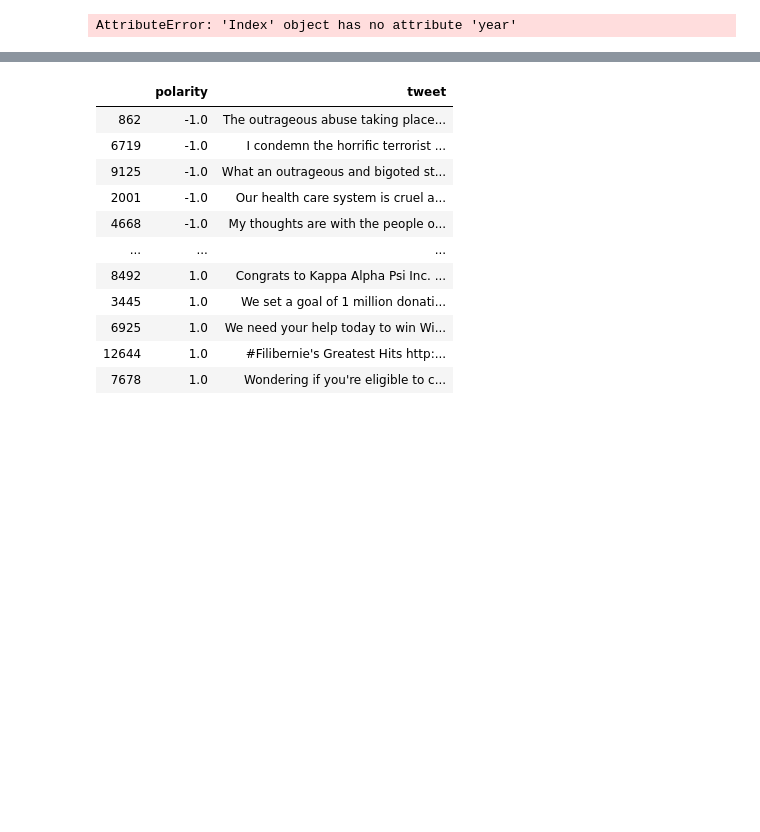
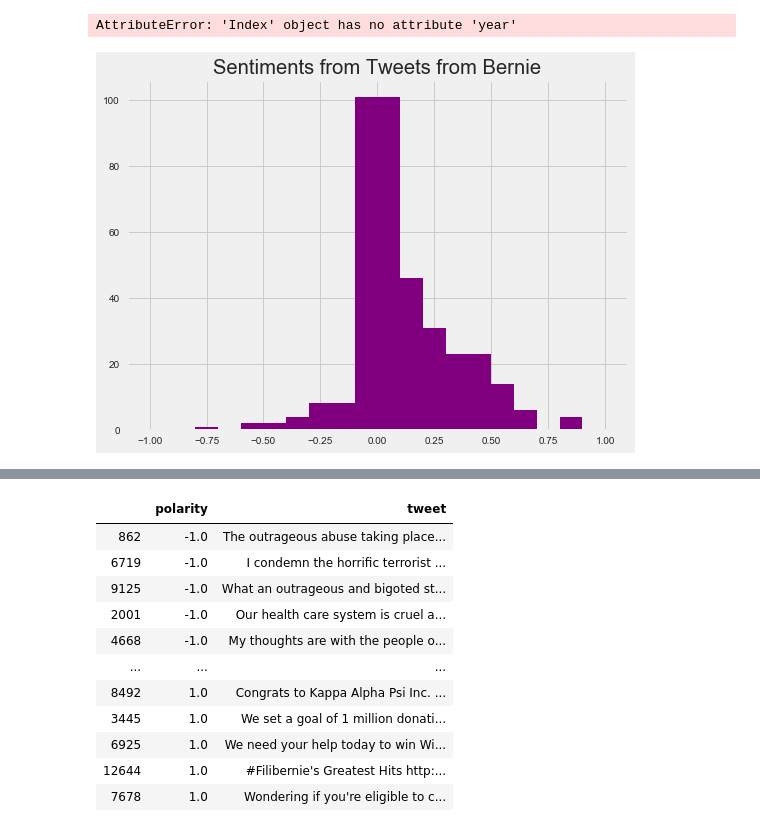
Before and after one commit to nomadtomas/sentweetment_analysizer, a Jupyter notebook: dnc_race.ipynb, the cells around one changed output, grey strips where cells are left out. Saved outputs shown, nothing was run; the diff lists cells and outputs as text; code cells hidden in the pictures; blank space fills up the shorter version.

```diff
--- a/dnc_race.ipynb
+++ b/dnc_race.ipynb
@@ -46,3 +63,22 @@ df['month'] = df.index.month
 df['wk_name'] = df.index.weekday_name
 # %% [output]
 AttributeError: 'Index' object has no attribute 'year'
+# %%
+def sentiment_analyser(df):
+    n_df = df[~df['text'].isnull()]
+
+    sentiment_objects = [TextBlob(tweet) for tweet in n_df['text']]
+    # Create list of polarity valuesx and tweet text
+    sentiment_values = [[tweet.sentiment.polarity, str(tweet)] for tweet in sentiment_objects]
+    # Create dataframe containing the polarity value and tweet text
+    sentiment_df = pd.DataFrame(sentiment_values, columns=["polarity", "tweet"])
+
+    sent_df = n_df.merge(sentiment_df, left_on='text', right_on='tweet')
+
+    output_df = sent_df.set_index('date')
+    output_df.index = pd.to_datetime(output_df.index)
+    output_df['year'] = output_df.index.year
+    output_df['month'] = output_df.index.month
+    output_df['wk_name'] = output_df.index.weekday_name
+
+    return output_df
@@ -49,25 +97,19 @@ AttributeError: 'Index' object has no attribute 'year'
+# %%
+bernie_sentiment = sentiment_analyser(bernie_df)
+# %%
+pol = bernie_sentiment[(bernie_sentiment['year']==2020)&(bernie_sentiment['month']==2)]['polarity']
 # %%
-def sentiment_analyser(df, year, month, day):
-    n_df = df[~df['text'].isnull()]
-    n_df = n_df.set_index('date')
-    n_df.index = pd.to_datetime(df.index)
-    n_df['year'] = df.index.year
-    n_df['month'] = df.index.month
-    df['wk_name'] = df.index.weekday_name
-
-    sentiment_objects = [TextBlob(tweet) for tweet in n_df['text']]
-    # Create list of polarity valuesx and tweet text
-    sentiment_values = [[tweet.sentiment.polarity, str(tweet)] for tweet in sentiment_objects]
-    # Create dataframe containing the polarity value and tweet text
-    sentiment_df = pd.DataFrame(sentiment_values, columns=["polarity", "tweet"])
+def polarity_bydate(df, yr, mm, dd):
 
     fig, ax = plt.subplots(figsize=(8, 6))
 
     # Plot histogram of the polarity values
-    sentiment_df.hist(bins=[-1, -0.90, -.80, -.70, -.60, -0.50, -.40 ,-.30, -0.20,-.10,
+    pol.hist(bins=[-1, -0.90, -.80, -.70, -.60, -0.50, -.40 ,-.30, -0.20,-.10,
                             0.10, 0.20, 0.30, 0.40, 0.50, 0.60, 0.70, 0.80, 0.90, 1],
                  ax=ax,
                  color="purple")
 
     plt.title("Sentiments from Tweets from Bernie")
     return plt.show()
+# %% [output]
+[figure, added]
```
Also changed, not shown: parts of 12 cells of this notebook.
